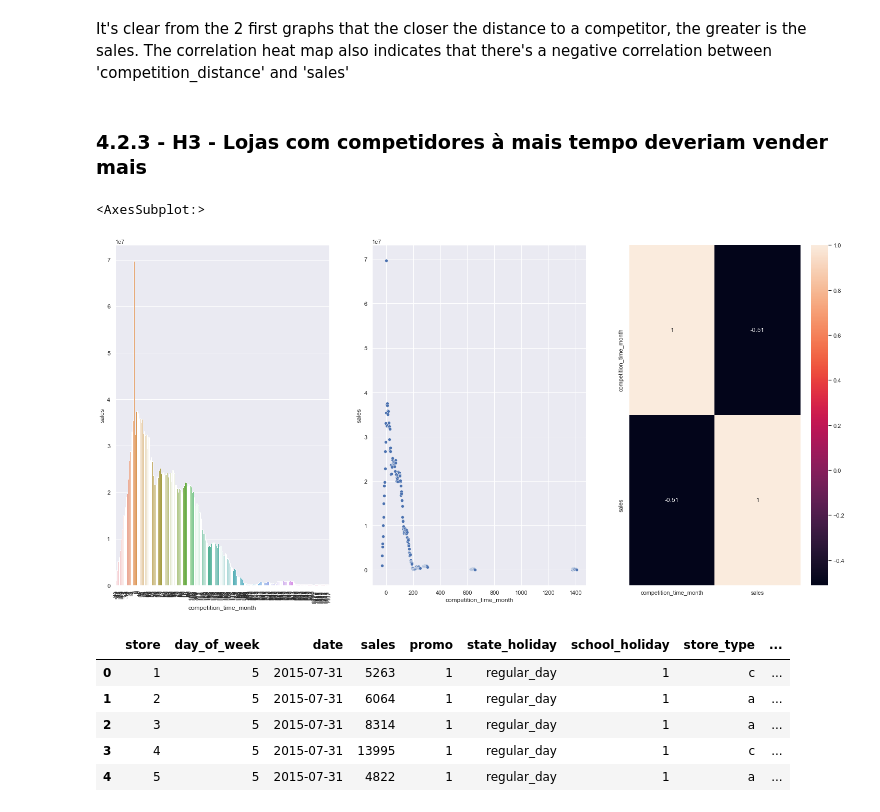
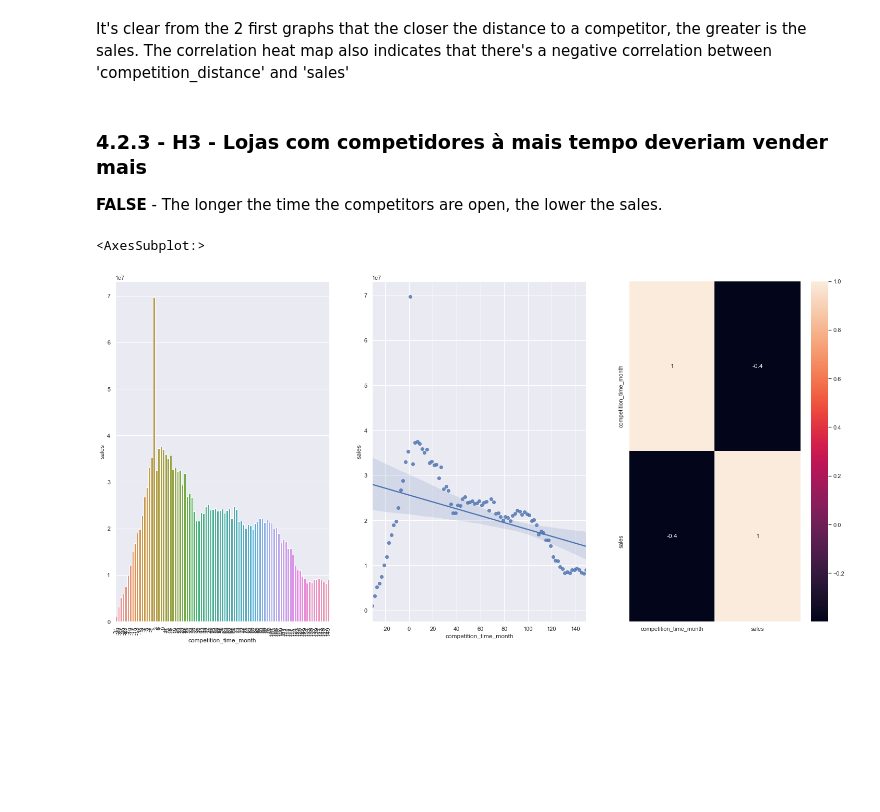
Before and after one commit to cainrodrigues/data_science_em_producao, a Jupyter notebook: m04_v01_store_sales_prediction.ipynb, the cells around one changed output. Saved outputs shown, nothing was run; the diff lists cells and outputs as text; code cells hidden in the pictures; blank space fills up the shorter version.

```diff
--- a/m04_v01_store_sales_prediction.ipynb
+++ b/m04_v01_store_sales_prediction.ipynb
@@ -570,28 +570,21 @@ sns.heatmap(aux1.corr(method = 'pearson'), annot = True)
 It's clear from the 2 first graphs that the closer the distance to a competitor, the greater is the sales. The correlation heat map also indicates that there's a negative correlation between 'competition_distance' and 'sales'
 # %% [markdown]
 ### 4.2.3 - **H3** - Lojas com competidores à mais tempo deveriam vender mais
+**FALSE** - The longer the time the competitors are open, the lower the sales.
 # %%
 plt.subplot(1,3,1)
 aux1 = df4[['competition_time_month','sales']].groupby('competition_time_month').sum().reset_index()
-aux2 = aux1[(aux1['competition_time_month'] < 2500) & (aux1['competition_time_month']) != 0]
+aux2 = aux1[(aux1['competition_time_month'] < 150) & (aux1['competition_time_month']) != 0]
 sns.barplot(x = 'competition_time_month', y ='sales', data = aux2)
 plt.xticks(rotation = 90)
 
-# visualizing the data concentration
+# visualizing the data tendency. This tendency is only for visualizing. This should not necessarily
+# be considerated. THere's others
 plt.subplot(1,3,2)
-sns.scatterplot(x = 'competition_time_month', y = 'sales', data = aux2)
+sns.regplot(x = 'competition_time_month', y = 'sales', data = aux2)
 
 plt.subplot(1,3,3)
 sns.heatmap(aux2.corr(method = 'pearson'), annot = True)
 # %% [output]
 <AxesSubplot:>
-[figure, old version]
+[figure, new version]
-# %%
-df4.head()
-# %% [output]
-|  | store | day_of_week | date | sales | promo | state_holiday | school_holiday | store_type | ... |
-| 0 | 1 | 5 | 2015-07-31 | 5263 | 1 | regular_day | 1 | c | ... |
-| 1 | 2 | 5 | 2015-07-31 | 6064 | 1 | regular_day | 1 | a | ... |
-| 2 | 3 | 5 | 2015-07-31 | 8314 | 1 | regular_day | 1 | a | ... |
-| 3 | 4 | 5 | 2015-07-31 | 13995 | 1 | regular_day | 1 | c | ... |
-| 4 | 5 | 5 | 2015-07-31 | 4822 | 1 | regular_day | 1 | a | ... |
```
Also changed, not shown: parts of 24 cells of this notebook.
